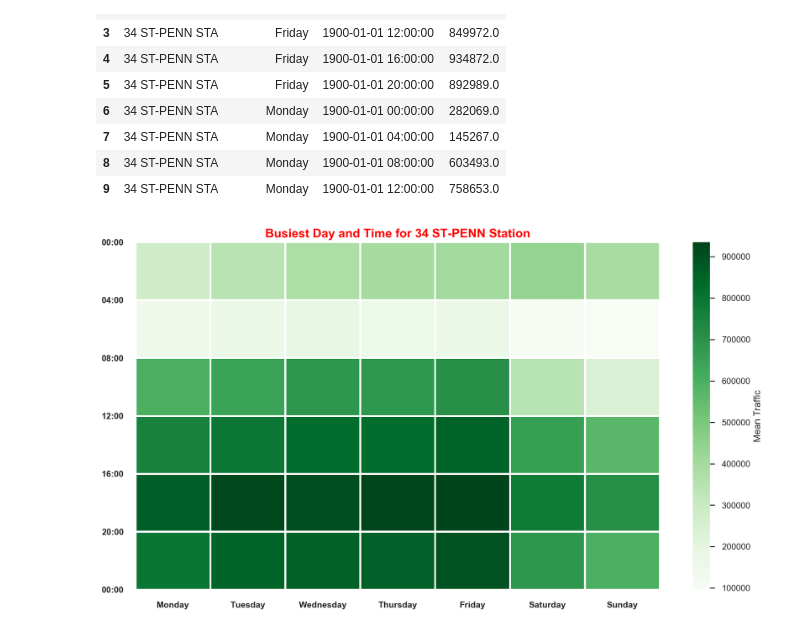
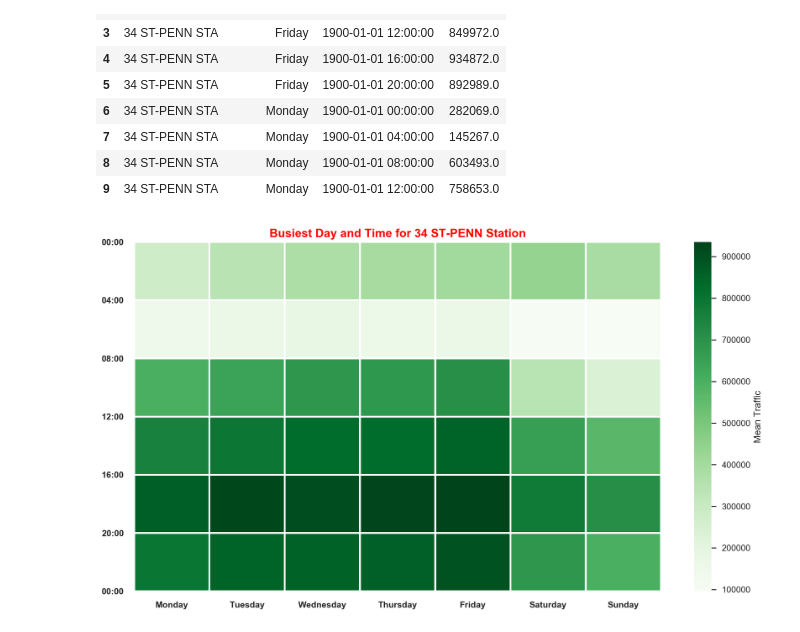
Before and after one commit to yalinyener/EDA-MTA-Turnstile, a Jupyter notebook: ExploratoryDataAnalysis(EDA)ofMTA_TurnstileData.ipynb, the cells around one changed output. Drawn from its saved outputs; the diff is of its cells as text; code cells hidden in the pictures.

```diff
--- a/ExploratoryDataAnalysis(EDA)ofMTA_TurnstileData.ipynb
+++ b/ExploratoryDataAnalysis(EDA)ofMTA_TurnstileData.ipynb
@@ -874,28 +874,28 @@ rounded_day_time.head(10)
 # %%
 #Heatmap for top7 stations per day
 
 #Creating Pivot table for heatmap
 
 mta_top1_heatmap_detail = rounded_day_time.groupby(["NAMEOFDAY","TIME"])
 mta_top1_heatmap_detail = mta_top1_heatmap_detail["TRAFFIC"].mean().reset_index()
 
 mta_top1_heatmap_detail = rounded_day_time.pivot(index="TIME", columns="NAMEOFDAY",values="TRAFFIC")
 mta_top1_heatmap_detail = mta_top1_heatmap_detail[["Monday","Tuesday","Wednesday","Thursday","Friday","Saturday","Sunday"]]
 
 #mta_top1_heatmap
 
 plt.figure(figsize=(15,8),dpi=200),
 sns.set(font_scale=1)
 sns.heatmap(mta_top1_heatmap_detail,annot=False, linewidths=2, cmap="Greens",cbar_kws={'label': 'Mean Traffic'})
 plt.style.use('seaborn-talk')
 plt.ylabel("")
 plt.xlabel("")
 plt.yticks(weight="bold",rotation=0)
 plt.yticks([0,1,2,3,4,5,6],["00:00","04:00","08:00","12:00","16:00","20:00","00:00"])
 plt.xticks(weight="bold",rotation=0)
-plt.title("Busiest Day and Time for 34 ST-PENN Station",weight="bold",c="red")
+plt.title("Busiest Day and Time for 34 ST-PENN Station",weight="bold",c="red", fontsize=15)
 ax.xaxis.get_majorticklabels()[2].set_x(-.5)
 plt.savefig('images/06_Top1BusiesStationsPerDayPerTimeHeatmap.png', dpi=200)
 plt.show()
 # %% [output]
-[figure, old version]
+[figure, new version]
```
Also changed, not shown: parts of 1 cell of this notebook.
